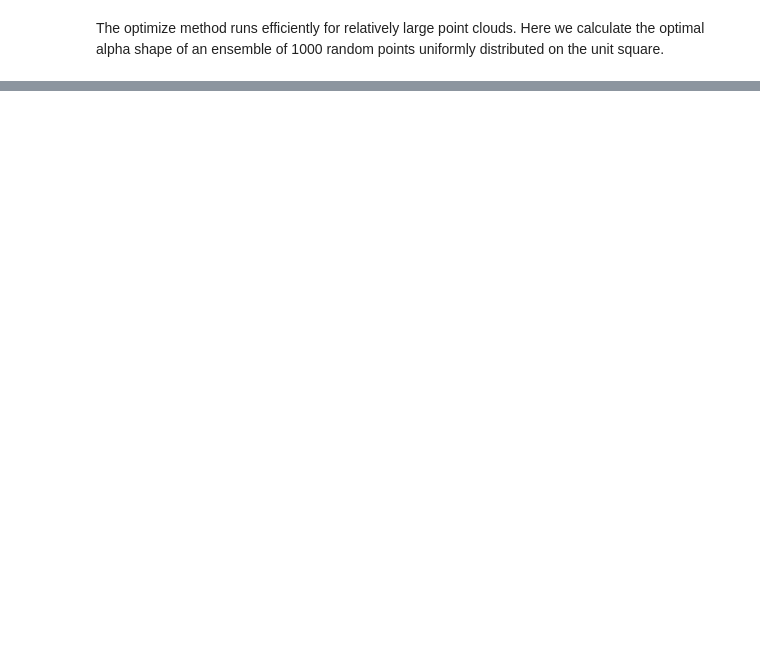
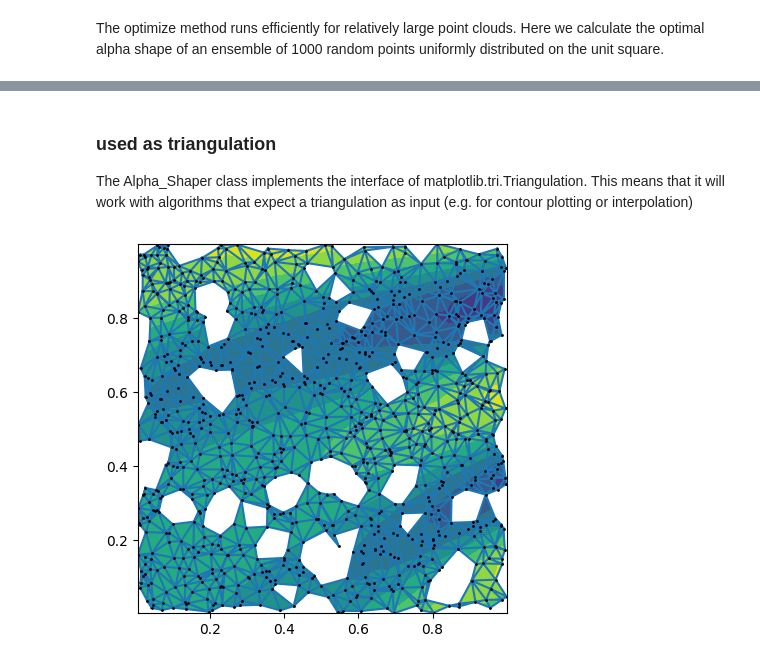
Before and after one commit to panosz/alpha_shapes, a Jupyter notebook: README.ipynb, the cells around one changed output, grey strips where cells are left out. Cells and saved outputs as stored; diff of their text form; code cells hidden in the pictures; blank space fills up the shorter version.

```diff
--- a/README.ipynb
+++ b/README.ipynb
@@ -166,0 +168,31 @@ optimization took: 0.077 sec
+# %% [markdown]
+### used as triangulation
+
+The Alpha_Shaper class implements the interface of matplotlib.tri.Triangulation. This means that it will work with algorithms that expect a triangulation as input (e.g. for contour plotting or interpolation)
+# %%
+#  Define a set of points
+
+np.random.seed(42)  # for reproducibility
+
+points = np.random.random((1000, 2))
+
+x = points[:, 0]
+y = points[:, 1]
+
+z = x**2 * np.cos(5 * x * y - 8 * x + 9*y) + y**2 * np.sin(5 * x * y - 8 * x + 9*y)
+
+# If the characteristic scale along each axis varies significantly,
+# it may make sense to turn on the `normalize` option.
+shaper = Alpha_Shaper(points, normalize=True)
+alpha_opt, alpha_shape_scaled = shaper.optimize()
+
+#  mask = shaper.set_mask_at_alpha(alpha_opt)
+
+fig, ax = plt.subplots()
+
+ax.tricontourf(shaper, z)
+ax.triplot(shaper)
+ax.plot(x, y, ".k", markersize=2)
+ax.set_aspect('equal')
+# %% [output]
+[figure, added]
```
Also changed, not shown: parts of 8 cells of this notebook, 8 other files.
